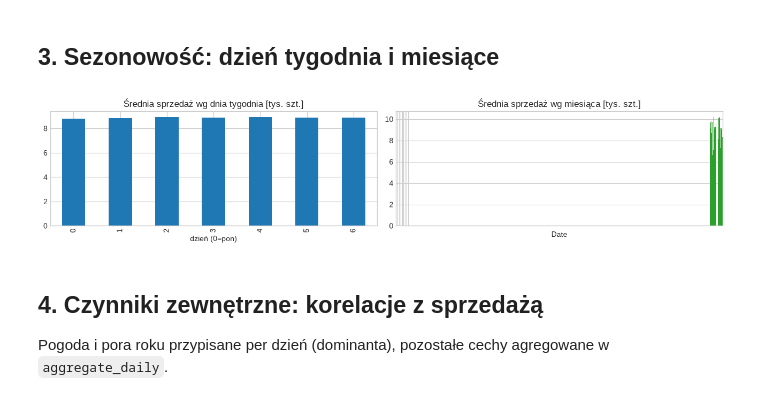
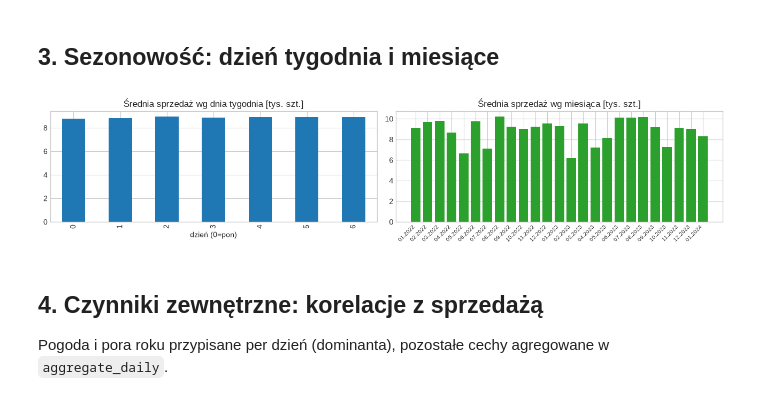
Before and after one commit to janusz-bit/forecast, a Jupyter notebook: notebooks/EDA.ipynb, the cells around one changed output. Cells and saved outputs as stored; diff of their text form; code cells hidden in the pictures.

Commit message:
EDA §3: fix wykresu miesięcznego (plot.bar na DatetimeIndex squeeze'ował słupki; jawne pozycje + etykiety mm.rrrr)

```diff
--- a/notebooks/EDA.ipynb
+++ b/notebooks/EDA.ipynb
@@ -56,14 +56,17 @@ Korelacja (agregat): 0.167 | na poziomie wiersza: -0.166
 # %%
 fig, axes = plt.subplots(1, 2, figsize=(13, 3))
 (daily.groupby(daily.index.dayofweek)["units"].mean()/1000).plot.bar(ax=axes[0], color="#1f77b4")
 axes[0].set_title("Średnia sprzedaż wg dnia tygodnia [tys. szt.]"); axes[0].set_xlabel("dzień (0=pon)")
-(daily["units"].resample("ME").mean()/1000).plot.bar(ax=axes[1], color="#2ca02c", width=.8)
+monthly = daily["units"].resample("ME").mean()/1000
+x = np.arange(len(monthly))
+axes[1].bar(x, monthly.values, color="#2ca02c", width=.8)
 axes[1].set_title("Średnia sprzedaż wg miesiąca [tys. szt.]")
-axes[1].set_xticks(range(0, len(axes[1].get_xticklabels()), 3))
+axes[1].set_xticks(x, labels=[d.strftime("%m.%Y") for d in monthly.index], rotation=45, fontsize=7)
+for lab in axes[1].get_xticklabels(): lab.set_ha("right")
 fig.tight_layout(); fig.savefig(FIGS / "03_seasonality.png", dpi=110)
 plt.show()
 # %% [output]
-[figure, old version]
+[figure, new version]
 # %% [markdown]
 ## 4. Czynniki zewnętrzne: korelacje z sprzedażą
 
```
Also changed, not shown: 1 other file.
